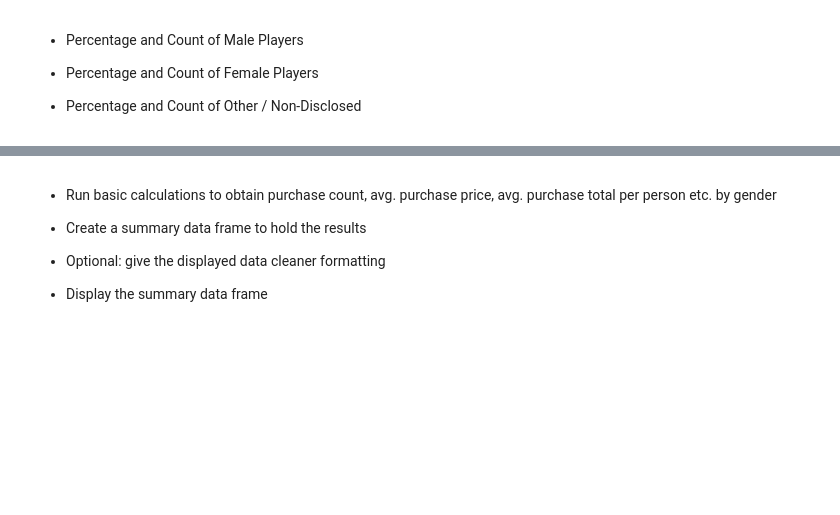
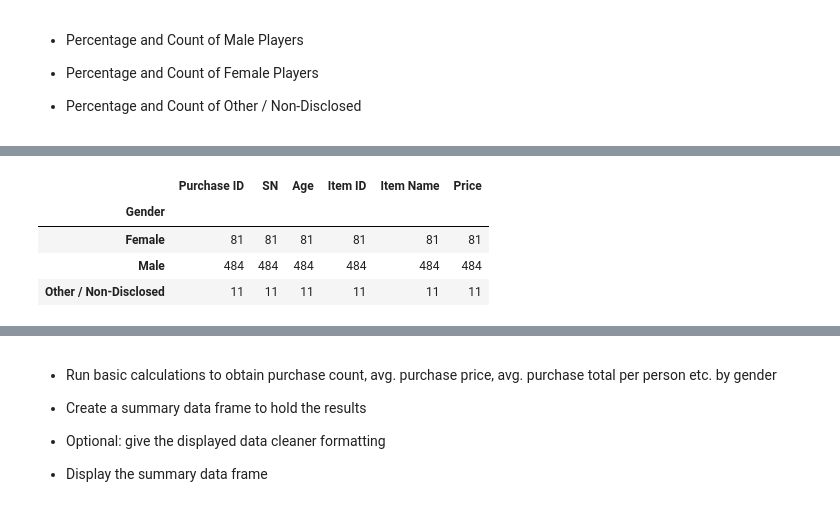
Before and after one commit to aolea13/pandas_challenge, a Jupyter notebook: HeroesOfPymoli/HeroesOfPymoli.ipynb, the cells around one changed output, grey strips where cells are left out. Cells and saved outputs as stored; diff of their text form; code cells hidden in the pictures; blank space fills up the shorter version.

```diff
--- a/HeroesOfPymoli/HeroesOfPymoli.ipynb
+++ b/HeroesOfPymoli/HeroesOfPymoli.ipynb
@@ -150,0 +145,5 @@ df_analysis_sum.style.format(format_dict)
+# %%
+#Droping duplicate purchase by SN to find true number of plyers
+df.drop_duplicates(['SN'])
+df_players = df.drop_duplicates(['SN'])
+df_players
@@ -150,0 +164,10 @@ df_analysis_sum.style.format(format_dict)
+# %%
+#Create new df for out count using groupby
+df_gender_only_count = df_players.groupby('Gender').count()
+df_gender_only_count
+# %% [output]
+|  | Purchase ID | SN | Age | Item ID | Item Name | Price |
+| Gender |  |  |  |  |  |  |
+| Female | 81 | 81 | 81 | 81 | 81 | 81 |
+| Male | 484 | 484 | 484 | 484 | 484 | 484 |
+| Other / Non-Disclosed | 11 | 11 | 11 | 11 | 11 | 11 |
```
Also changed, not shown: parts of 20 cells of this notebook.
